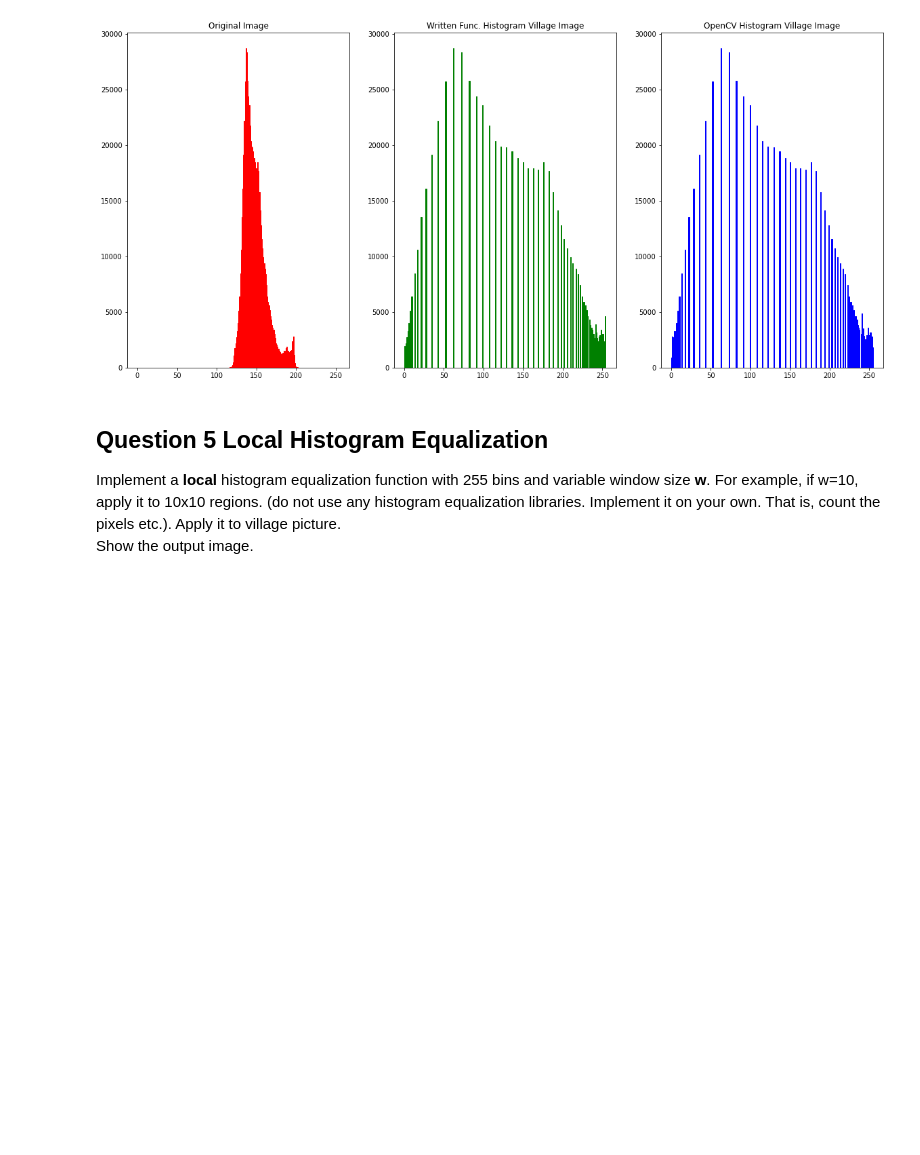
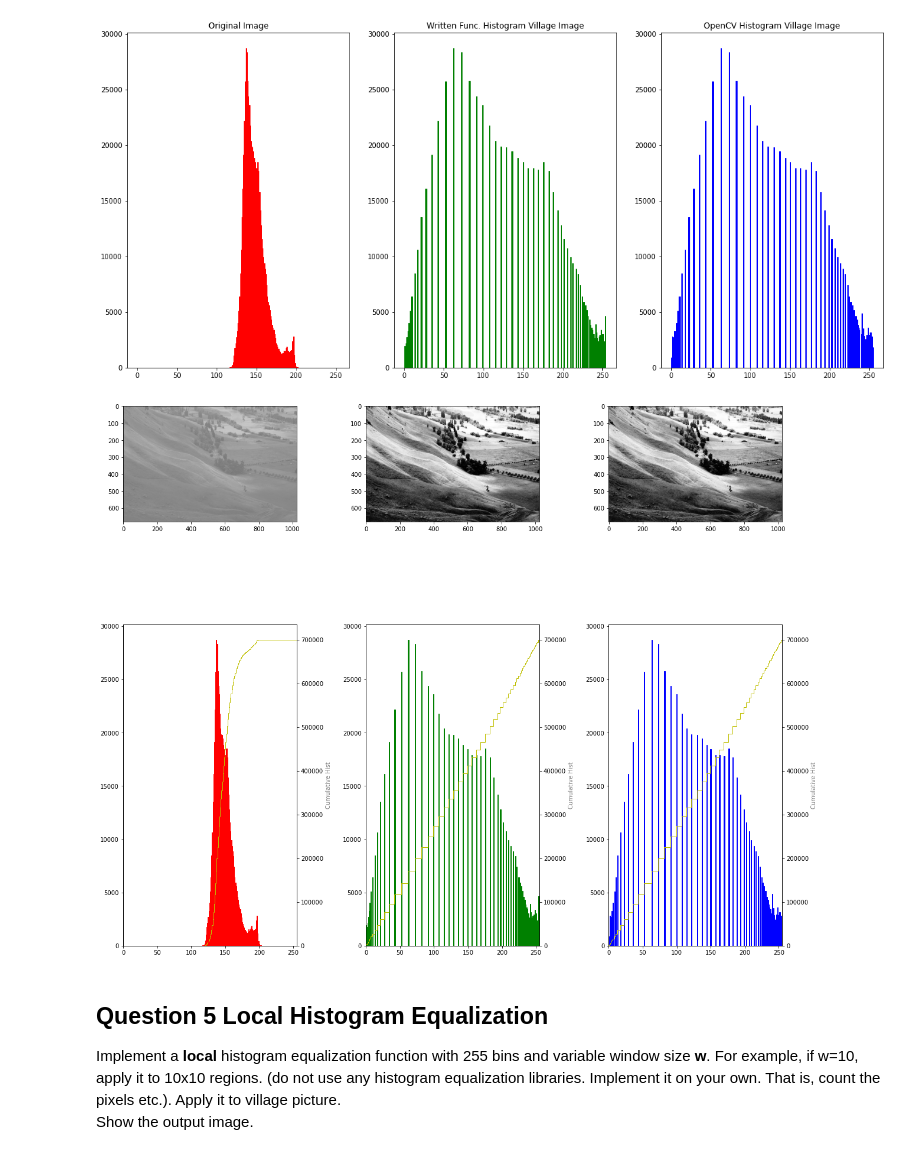
Before and after one commit to MAAykanat/AGU-Computer-Vision, a Jupyter notebook: Assignment-1/questions-and-your-answers.ipynb, the cells around one changed output. Cells and saved outputs as stored; diff of their text form; code cells hidden in the pictures; blank space fills up the shorter version.

Commit message:
Cumulative histogram plotting added

```diff
--- a/Assignment-1/questions-and-your-answers.ipynb
+++ b/Assignment-1/questions-and-your-answers.ipynb
@@ -209,6 +209,37 @@ Shape of image (683, 1024)
 Text(0.5, 1.0, 'OpenCV Histogram Village Image')
 [figure]
 [figure]
+# %%
+fig, ax = plt.subplots(nrows=2, ncols=3)
+fig.subplots_adjust(hspace=0.0, wspace=0.4)
+fig.set_size_inches(20, 20)
+color = 'tab:gray'
+
+ax[0,0].imshow(village_gray,vmin=0, vmax=255, cmap="gray")
+ax[0,1].imshow(village_output,vmin=0, vmax=255, cmap="gray")
+ax[0,2].imshow(openCV_output,vmin=0, vmax=255, cmap="gray")
+
+ax[1,0].set_xlim([0, 255])
+ax[1,1].set_xlim([0, 255])
+ax[1,2].set_xlim([0, 255])
+
+ax[1,0].hist(village_gray.ravel(), bins=256, range=(0, 255), fc='r', ec='r');
+ax[1,1].hist(village_output.ravel(), bins=256, range=(0, 255), fc='g', ec='g');
+ax[1,2].hist(openCV_output.ravel(), bins=256, range=(0, 255), fc='b', ec='b');
+
+ax1 = ax[1,0].twinx()
+ax2 = ax[1,1].twinx()
+ax3 = ax[1,2].twinx()
+
+ax1.hist(village_gray.ravel(), bins=256, range=(0, 255), fc='y', ec='y', histtype='step', cumulative=True);
+ax2.hist(village_output.ravel(), bins=256, range=(0, 255), fc='y', ec='y', histtype='step', cumulative=True);
+ax3.hist(openCV_output.ravel(), bins=256, range=(0, 255), fc='y', ec='y', histtype='step', cumulative=True);
+
+ax1.set_ylabel('Cumulative Hist', color=color);
+ax2.set_ylabel('Cumulative Hist', color=color);
+ax3.set_ylabel('Cumulative Hist', color=color);
+# %% [output]
+[figure, added]
 # %% [markdown]
 ## Question 5 Local Histogram Equalization
 Implement a **local** histogram equalization function with 255 bins and variable window size **w**. For example, if w=10, apply it to 10x10 regions.  (do not use any histogram equalization libraries. Implement it on your own. That is, count the pixels etc.). Apply it to village picture.
```
Also changed, not shown: parts of 1 cell of this notebook.
